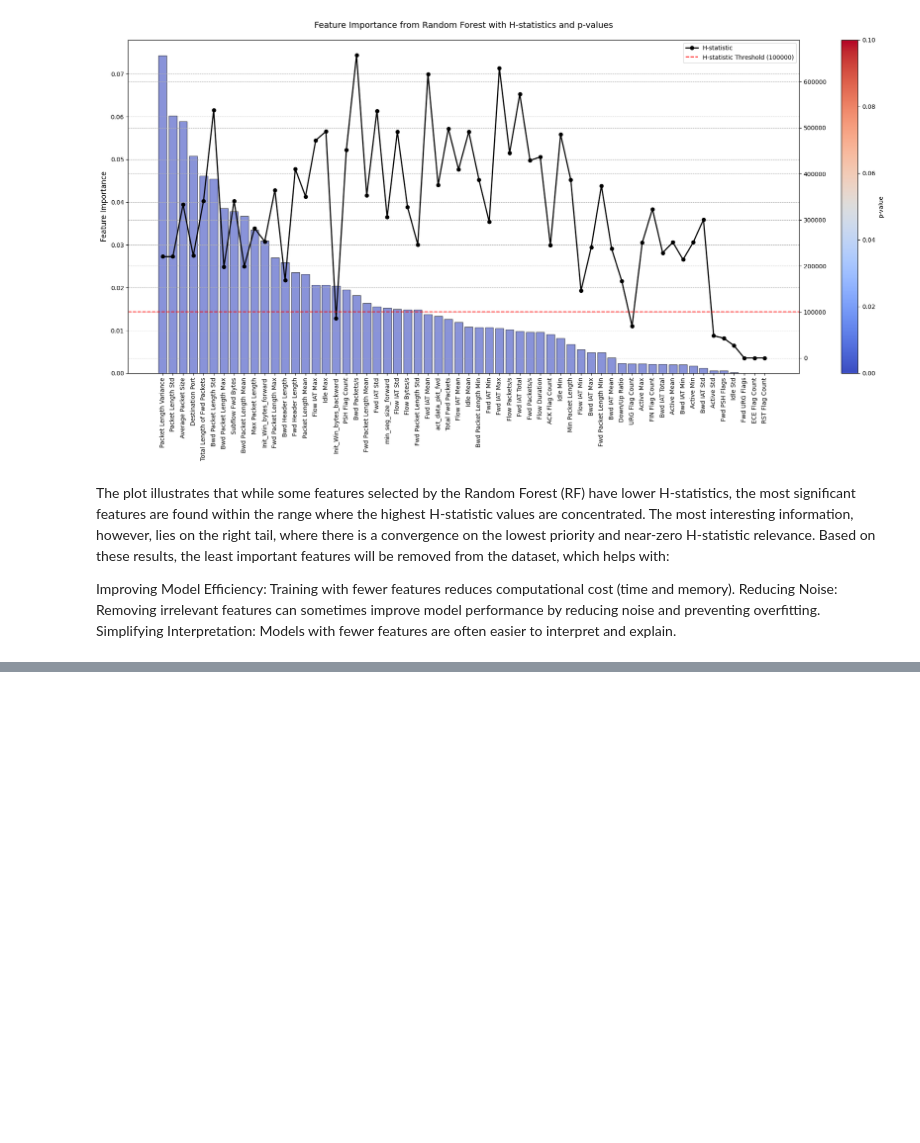
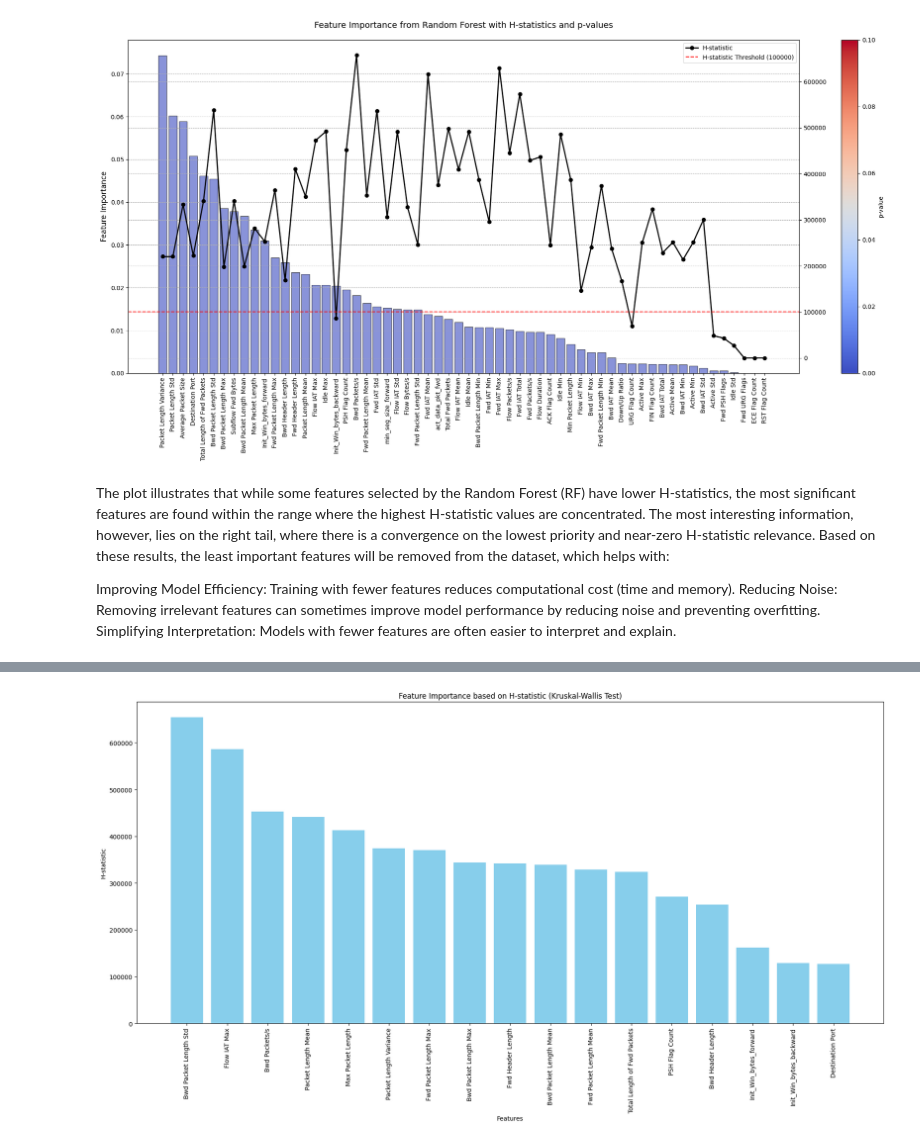
Before and after one commit to IamAdite/CiCIDS2017n2018MLSTUDY, a Jupyter notebook: cicids2017_prep/cicids2017_prep.ipynb, the cells around one changed output, grey strips where cells are left out. Cells and saved outputs as stored; diff of their text form; code cells hidden in the pictures; blank space fills up the shorter version.

```diff
--- a/cicids2017_prep/cicids2017_prep.ipynb
+++ b/cicids2017_prep/cicids2017_prep.ipynb
@@ -1097,0 +1175,2 @@ df.to_csv('cicids2017_FeatSelected.csv', index=False)
+# %%
+df = pd.read_csv('cicids2017_21Feat.csv', engine='python')
@@ -1097,0 +1208,5 @@ df.to_csv('cicids2017_FeatSelected.csv', index=False)
+# %%
+numeric_features, categorical_features = get_feature_types(df)
+h_p_stats = analyze_feature_importance(df, numeric_features)
+# %% [output]
+[figure, added]
```
Also changed, not shown: parts of 30 cells of this notebook.
